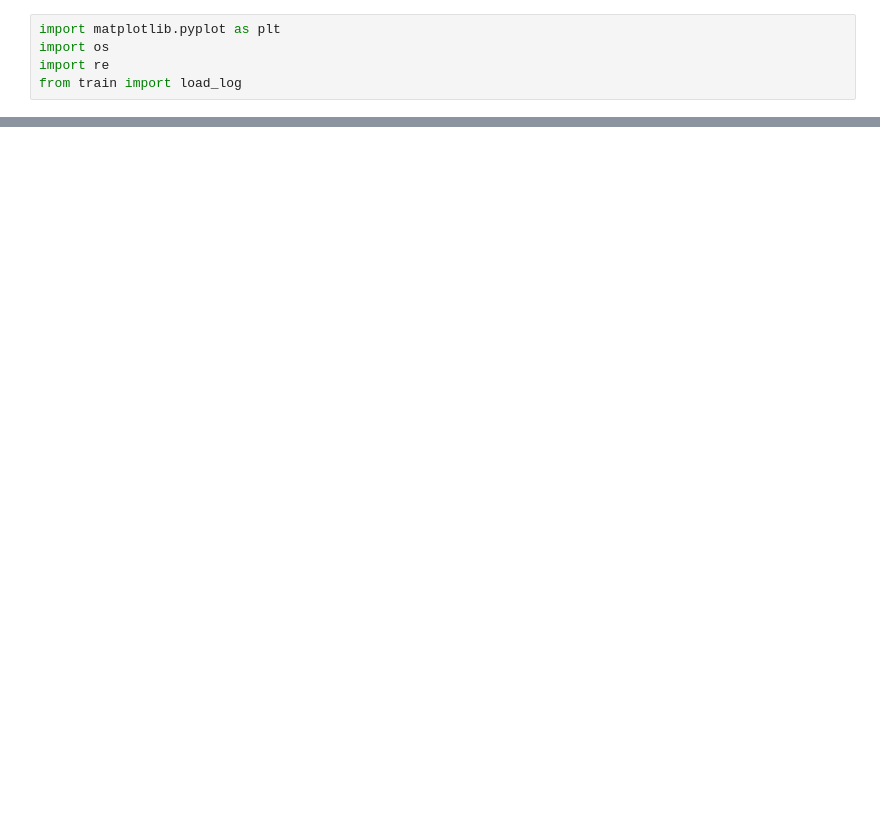
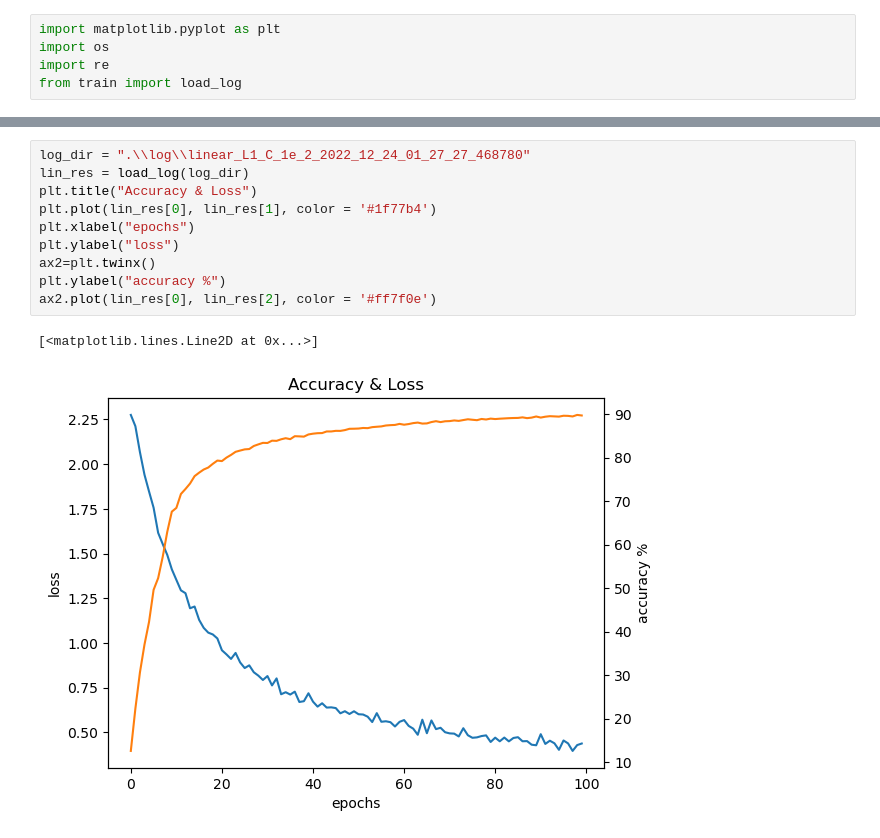
Before and after one commit to GuanqiHe/nonlinear-classifier-on-mnist, a Jupyter notebook: train_plot.ipynb, the cells around one changed output, grey strips where cells are left out. Cells and saved outputs as stored; diff of their text form; blank space fills up the shorter version.

```diff
--- a/train_plot.ipynb
+++ b/train_plot.ipynb
@@ -10,0 +13,13 @@ NameError: name 'load_log' is not defined
+# %%
+log_dir = ".\\log\\linear_L1_C_1e_2_2022_12_24_01_27_27_468780"
+lin_res = load_log(log_dir)
+plt.title("Accuracy & Loss")
+plt.plot(lin_res[0], lin_res[1], color = '#1f77b4')
+plt.xlabel("epochs")
+plt.ylabel("loss")
+ax2=plt.twinx()
+plt.ylabel("accuracy %")
+ax2.plot(lin_res[0], lin_res[2], color = '#ff7f0e')
+# %% [output]
+[<matplotlib.lines.Line2D at 0x...>]
+[figure, added]
```
Also changed, not shown: parts of 5 cells of this notebook, 9 other files.
